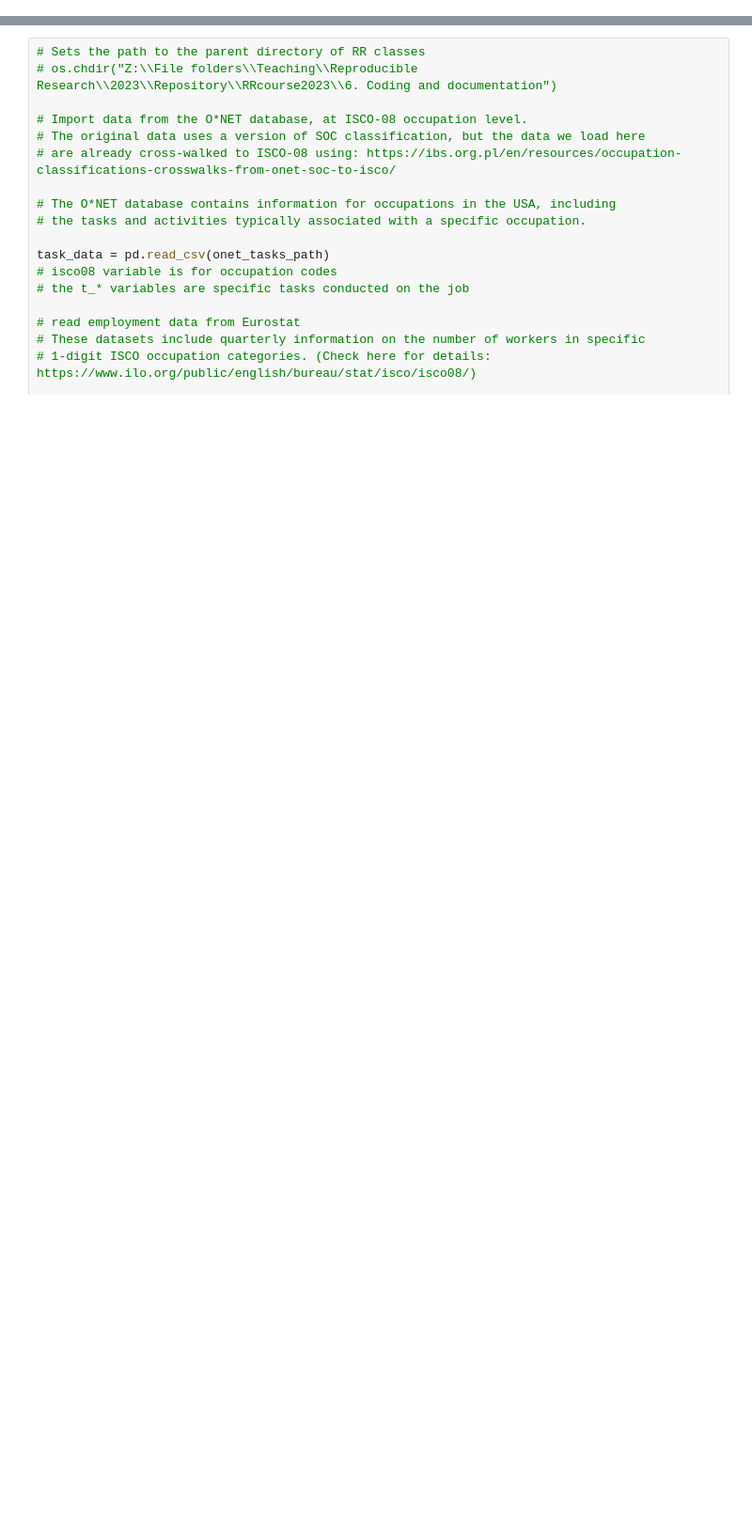
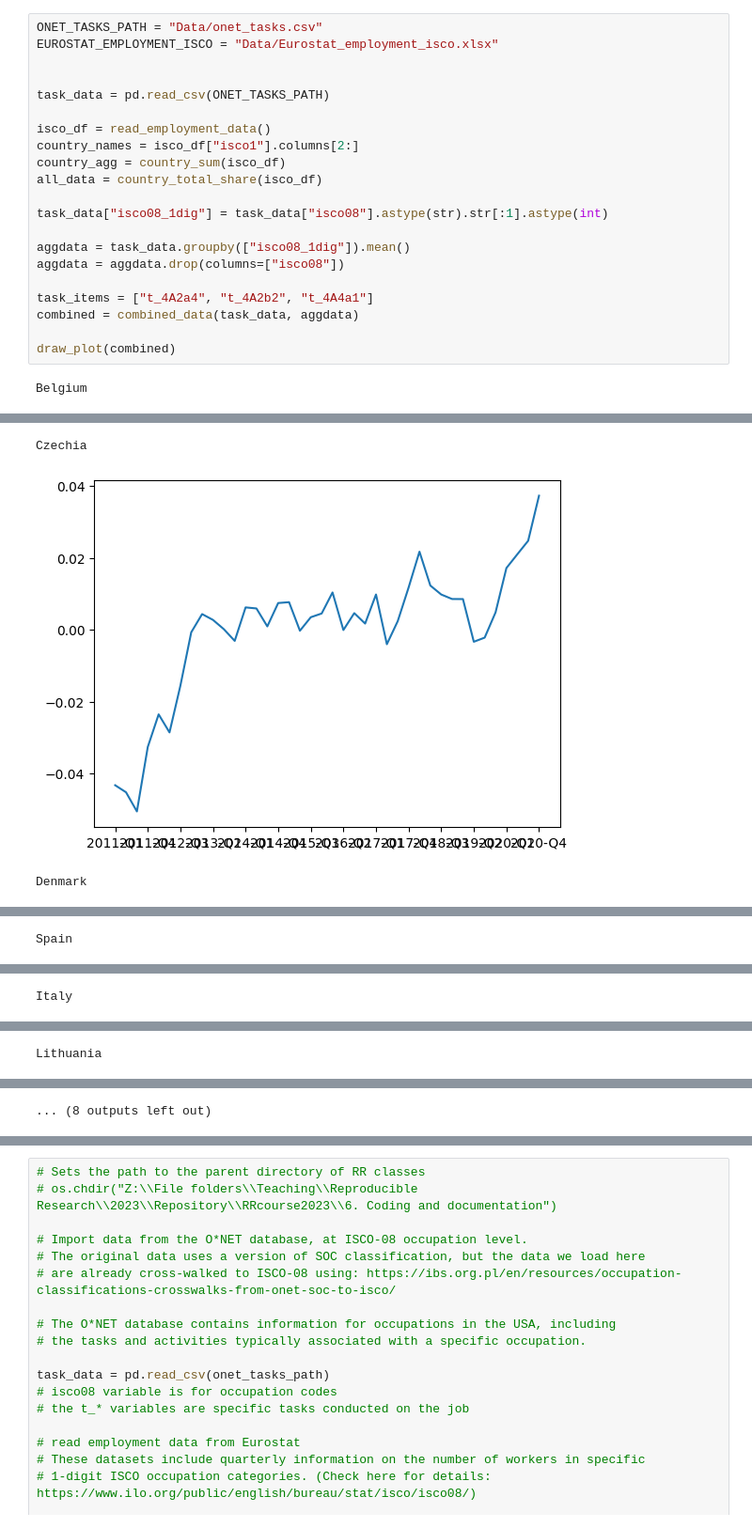
Before and after one commit to mervekiratl/RRcourse2023, a Jupyter notebook: 6. Coding and documentation/Code assignment in Python.ipynb, the cells around one changed output, grey strips where cells are left out. Shown at 94% size. Drawn from its saved outputs; the diff is of its cells as text; blank space fills up the shorter version.

```diff
--- a/6. Coding and documentation/Code assignment in Python.ipynb
+++ b/6. Coding and documentation/Code assignment in Python.ipynb
@@ -161,0 +111,23 @@ for country in country_names:
+# %%
+ONET_TASKS_PATH = "Data/onet_tasks.csv"
+EUROSTAT_EMPLOYMENT_ISCO = "Data/Eurostat_employment_isco.xlsx"
+
+
+task_data = pd.read_csv(ONET_TASKS_PATH)
+
+isco_df = read_employment_data()
+country_names = isco_df["isco1"].columns[2:]
+country_agg = country_sum(isco_df)
+all_data = country_total_share(isco_df)
+
+task_data["isco08_1dig"] = task_data["isco08"].astype(str).str[:1].astype(int)
+
+aggdata = task_data.groupby(["isco08_1dig"]).mean()
+aggdata = aggdata.drop(columns=["isco08"])
+
+task_items = ["t_4A2a4", "t_4A2b2", "t_4A4a1"]
+combined = combined_data(task_data, aggdata)
+
+draw_plot(combined)
+# %% [output]
+Belgium
@@ -161,0 +135,3 @@ for country in country_names:
+Czechia
+[figure, added]
+Denmark
@@ -161,0 +139 @@ for country in country_names:
+Spain
@@ -161,0 +141 @@ for country in country_names:
+Italy
@@ -161,0 +143 @@ for country in country_names:
+Lithuania
@@ -161,0 +145 @@ for country in country_names:
+... (8 outputs left out)
```
Also changed, not shown: parts of 19 cells of this notebook.
